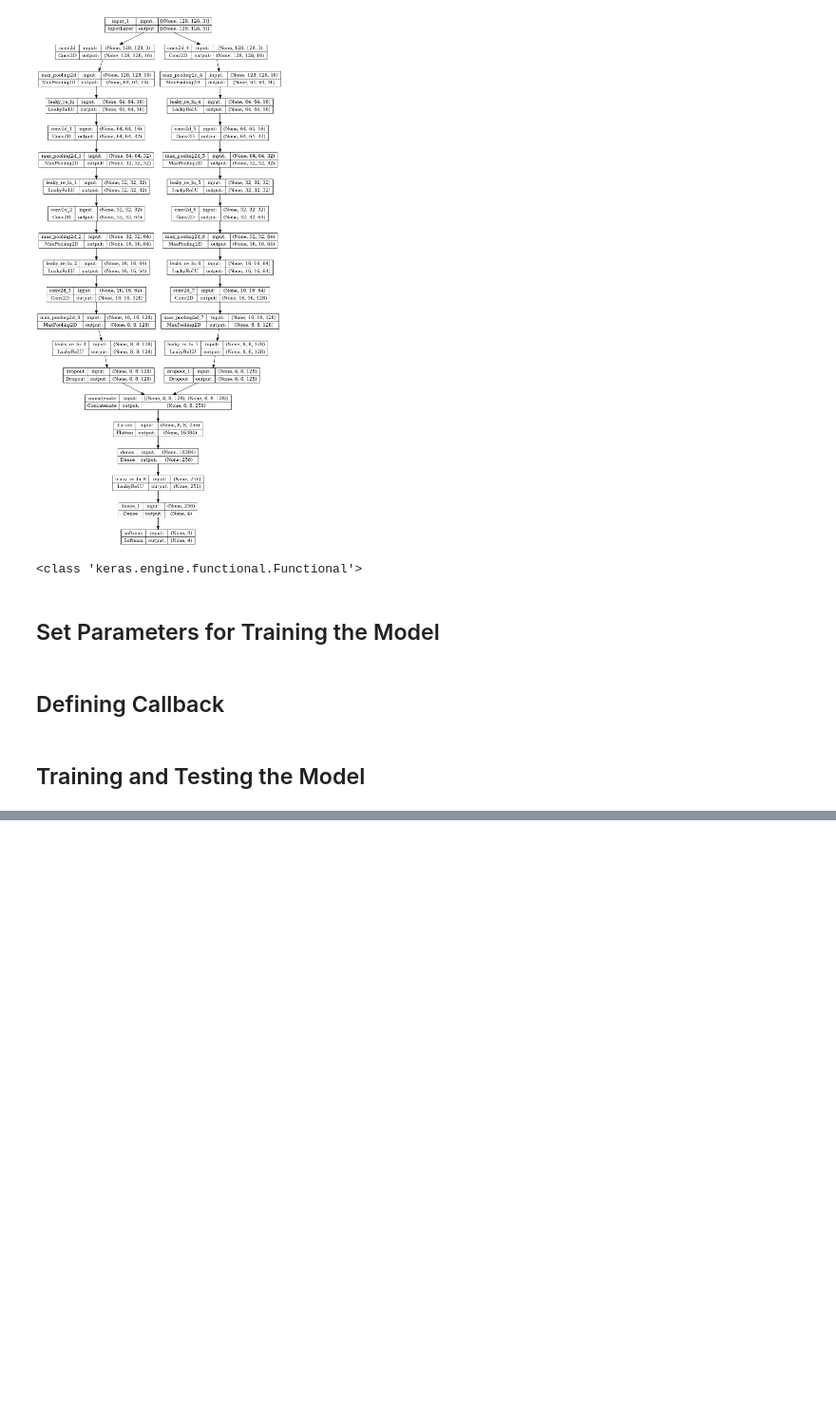
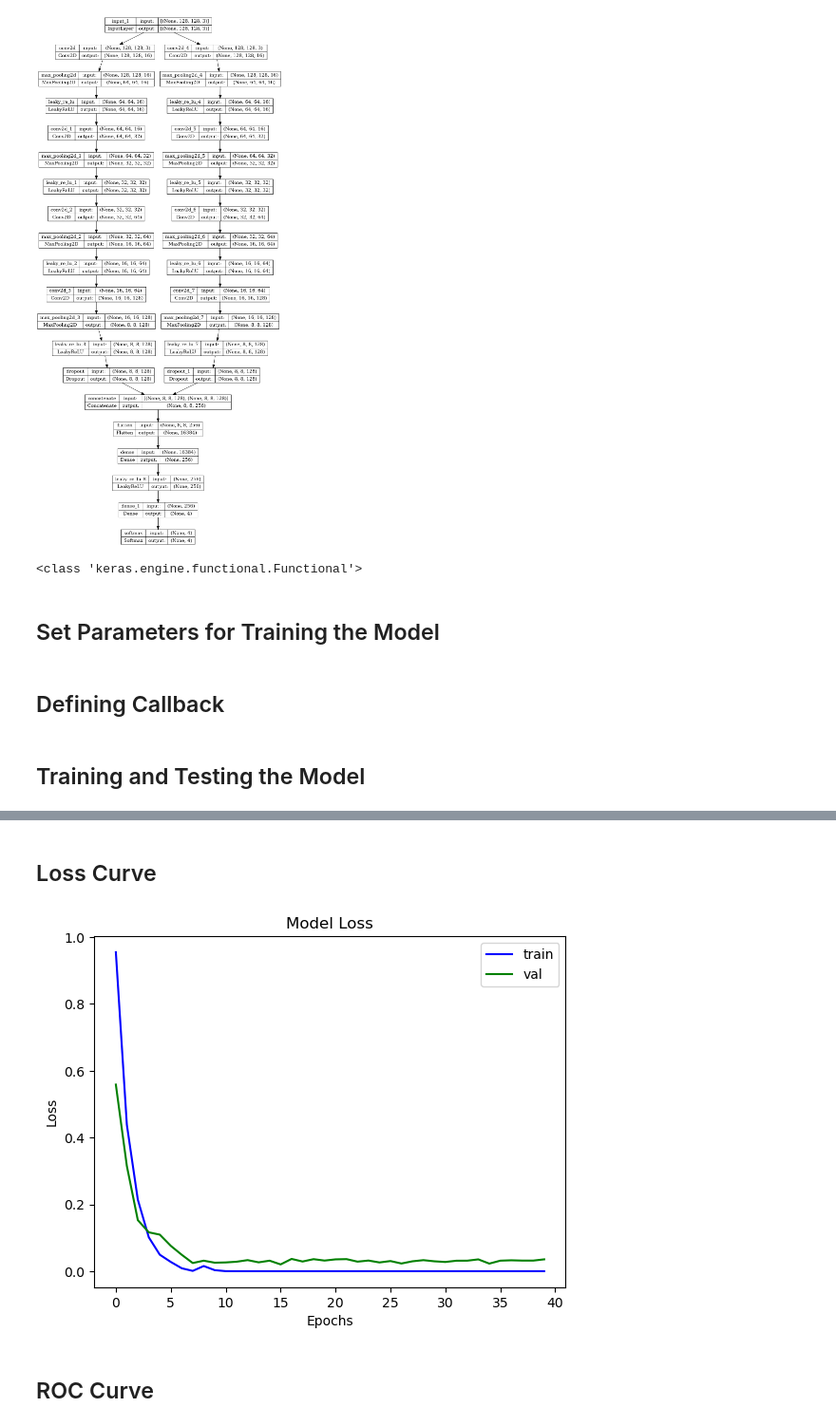
Before and after one commit to MarzukaaZaki/alzheimers-classification-modified-ADDNet, a Jupyter notebook: ADD-Net.ipynb, the cells around one changed output, grey strips where cells are left out. Shown: that part at 95% size. Cells and saved outputs as stored; diff of their text form; code cells hidden in the pictures; blank space fills up the shorter version.

```diff
--- a/ADD-Net.ipynb
+++ b/ADD-Net.ipynb
@@ -337,0 +352,14 @@ Testing Recall :         99.462891 %
+# %% [markdown]
+## Loss Curve
+# %%
+plt.plot(history.history['loss'], 'b')
+plt.plot(history.history['val_loss'], 'g')
+plt.title("Model Loss")
+plt.xlabel("Epochs")
+plt.ylabel("Loss")
+plt.legend(["train", "val"])
+plt.show()
+# %% [output]
+[figure, added]
+# %% [markdown]
+## ROC Curve
```
Also changed, not shown: parts of 11 cells of this notebook.
